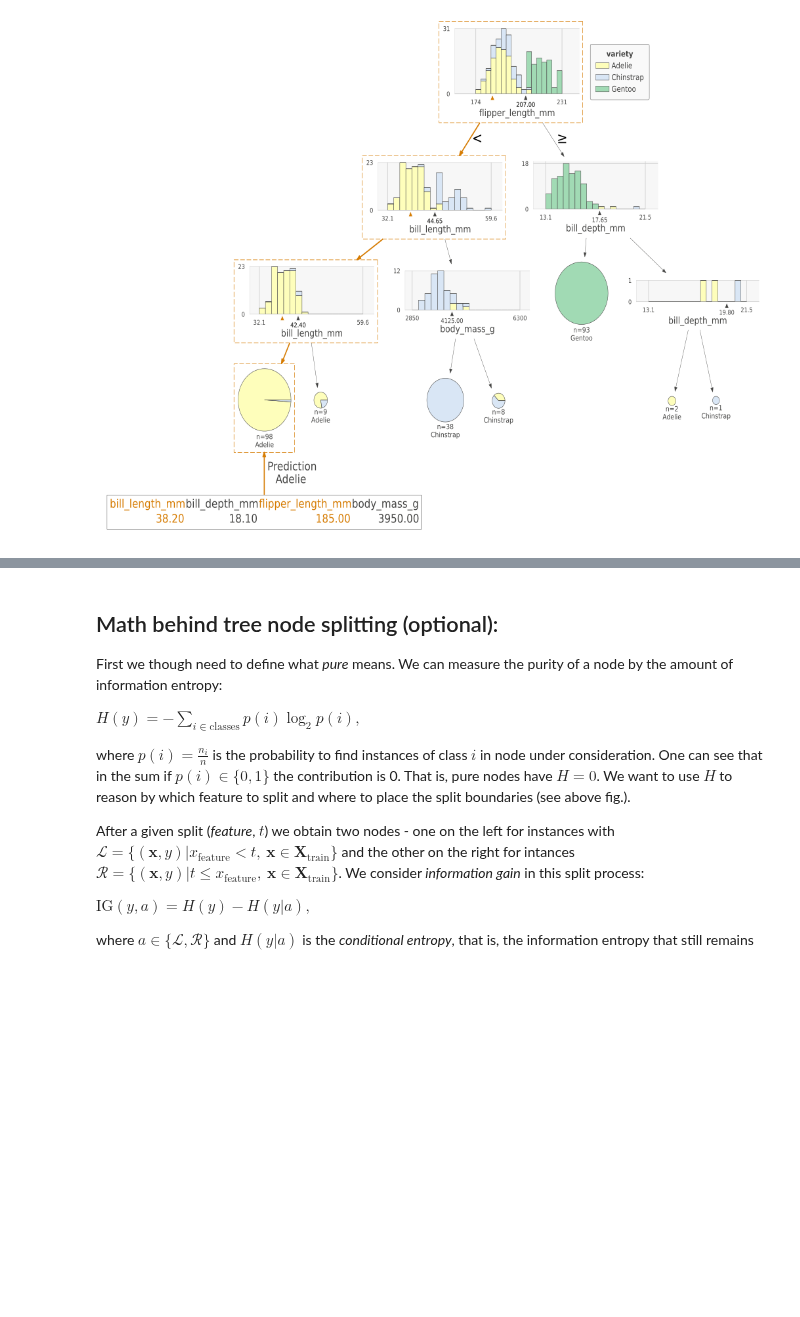
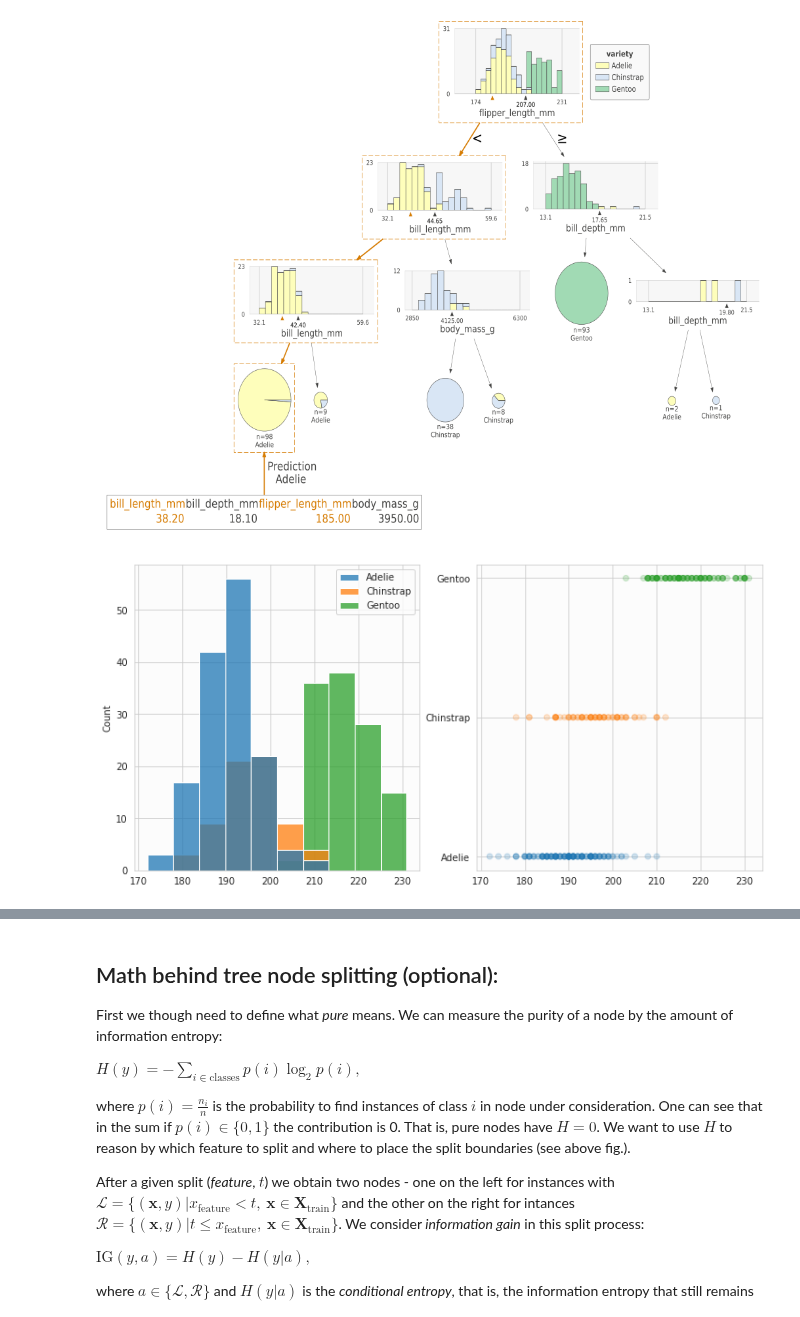
Before and after one commit to topiko/MLcourseMaterial, a Jupyter notebook: TreeClassifers/TreeBasedClassifires.ipynb, the cells around one changed output, grey strips where cells are left out. Cells and saved outputs as stored; diff of their text form; code cells hidden in the pictures; blank space fills up the shorter version.

```diff
--- a/TreeClassifers/TreeBasedClassifires.ipynb
+++ b/TreeClassifers/TreeBasedClassifires.ipynb
@@ -26,7 +26,7 @@ from sklearn.model_selection import train_test_split
 %matplotlib inline
 # Define some plotting params:
 mpl.rcParams['figure.figsize'] = (12,6)
-sns.set_style("whitegrid", {"axes.facecolor": ".97"})
+sns.set_style("whitegrid", {"axes.facecolor": ".99"})
 
 # Load the penguins dataset:
 data = sns.load_dataset('penguins').dropna()
@@ -142,3 +145,39 @@ from IPython.display import Image
 Image("DecisionPath.png")
 # %% [output]
 [figure]
+# %%
+from sklearn.preprocessing import LabelEncoder
+
+xlabel = 'flipper_length_mm'
+xtmp = X.loc[:, xlabel].values
+ytmp = y.values
+
+def plot_hist_2ax(x, y, xs=None, I=None):
+
+    sort_idx = x.argsort()
+    x = x[sort_idx]
+    y = y[sort_idx]
+
+    colors_dict = {sp:'C{}'.format(i) for i, sp in enumerate(np.unique(y))}
+
+    _, (ax1, ax2) = plt.subplots(1, 2)
+
+    sns.histplot(x=x, hue=y, ax=ax1, palette=colors_dict)
+
+    colors = [colors_dict[sp] for sp in y]
+    ax2.scatter(x, y, alpha=.2, c=colors) #, color=dat[sort_idx, 1])
+
+    if xs is not None:
+        ax3 = ax2.twinx()
+        ax3.plot(xs, I, color='black', label= 'Information Gain')
+        ax3.vlines(xs[I.argmax()], *ax3.get_ylim(), linestyles='dashed', color='black')
+        ax3.set_ylabel('IG')
+
+        plt.legend(frameon=False, loc=2)
+
+
+
+
+plot_hist_2ax(xtmp, ytmp)
+# %% [output]
+[figure, added]
```
Also changed, not shown: parts of 5 cells of this notebook.
